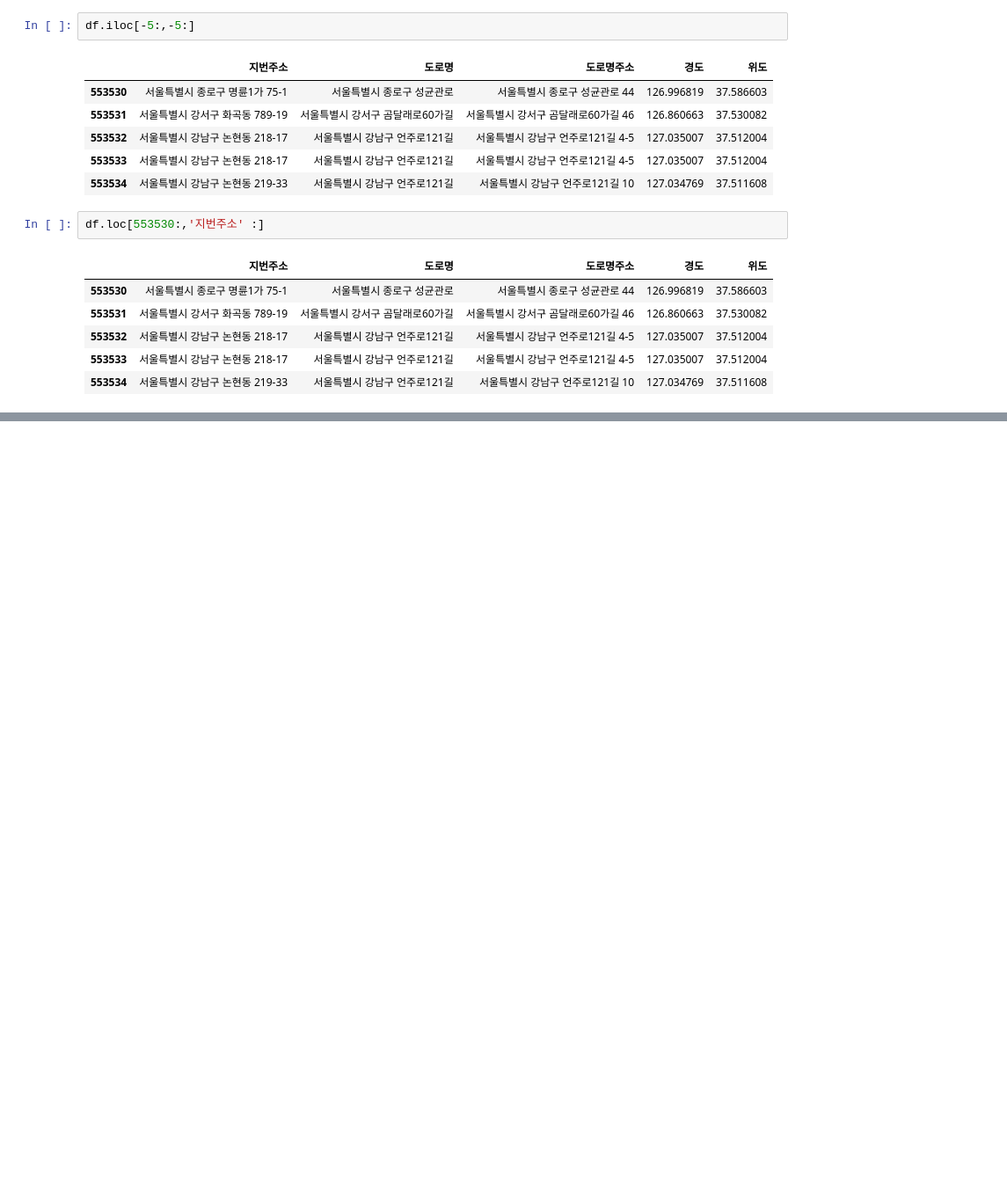
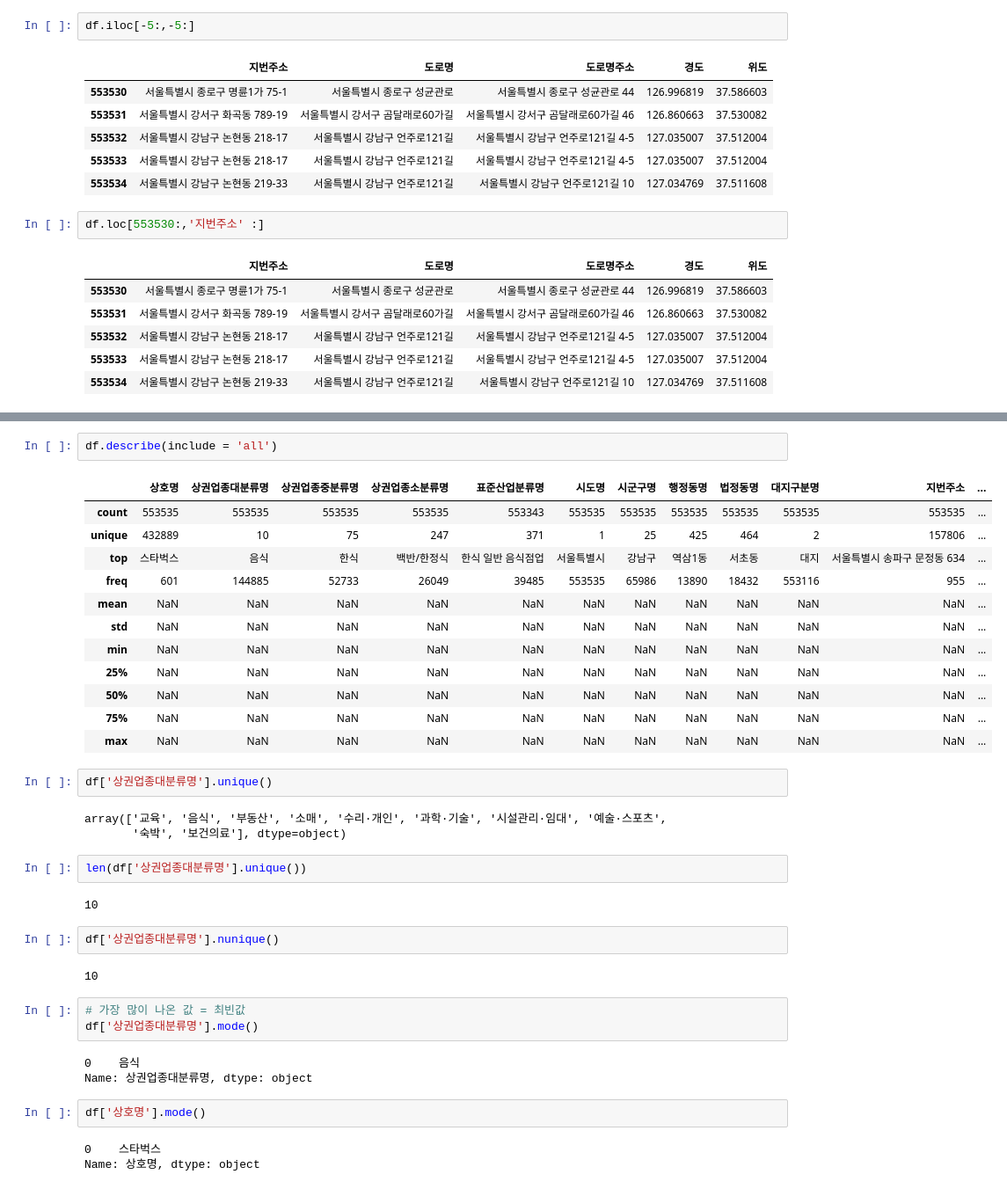
Before and after one commit to JongHyun070105/BigDataAnalyzing2025, a Jupyter notebook: 상가상권정보_30710.ipynb, the cells around one changed output, grey strips where cells are left out. Shown at 88% size. Saved outputs shown, nothing was run; the diff lists cells and outputs as text; blank space fills up the shorter version.

```diff
--- a/상가상권정보_30710.ipynb
+++ b/상가상권정보_30710.ipynb
@@ -580,0 +618,39 @@ df.loc[553530:,'지번주소' :]
+# %%
+df.describe(include = 'all')
+# %% [output]
+|  | 상호명 | 상권업종대분류명 | 상권업종중분류명 | 상권업종소분류명 | 표준산업분류명 | 시도명 | 시군구명 | 행정동명 | 법정동명 | 대지구분명 | 지번주소 | ... |
+| count | 553535 | 553535 | 553535 | 553535 | 553343 | 553535 | 553535 | 553535 | 553535 | 553535 | 553535 | ... |
+| unique | 432889 | 10 | 75 | 247 | 371 | 1 | 25 | 425 | 464 | 2 | 157806 | ... |
+| top | 스타벅스 | 음식 | 한식 | 백반/한정식 | 한식 일반 음식점업 | 서울특별시 | 강남구 | 역삼1동 | 서초동 | 대지 | 서울특별시 송파구 문정동 634 | ... |
+| freq | 601 | 144885 | 52733 | 26049 | 39485 | 553535 | 65986 | 13890 | 18432 | 553116 | 955 | ... |
+| mean | NaN | NaN | NaN | NaN | NaN | NaN | NaN | NaN | NaN | NaN | NaN | ... |
+| std | NaN | NaN | NaN | NaN | NaN | NaN | NaN | NaN | NaN | NaN | NaN | ... |
+| min | NaN | NaN | NaN | NaN | NaN | NaN | NaN | NaN | NaN | NaN | NaN | ... |
+| 25% | NaN | NaN | NaN | NaN | NaN | NaN | NaN | NaN | NaN | NaN | NaN | ... |
+| 50% | NaN | NaN | NaN | NaN | NaN | NaN | NaN | NaN | NaN | NaN | NaN | ... |
+| 75% | NaN | NaN | NaN | NaN | NaN | NaN | NaN | NaN | NaN | NaN | NaN | ... |
+| max | NaN | NaN | NaN | NaN | NaN | NaN | NaN | NaN | NaN | NaN | NaN | ... |
+# %%
+df['상권업종대분류명'].unique()
+# %% [output]
+array(['교육', '음식', '부동산', '소매', '수리·개인', '과학·기술', '시설관리·임대', '예술·스포츠',
+       '숙박', '보건의료'], dtype=object)
+# %%
+len(df['상권업종대분류명'].unique())
+# %% [output]
+10
+# %%
+df['상권업종대분류명'].nunique()
+# %% [output]
+10
+# %%
+# 가장 많이 나온 값 = 최빈값
+df['상권업종대분류명'].mode()
+# %% [output]
+0    음식
+Name: 상권업종대분류명, dtype: object
+# %%
+df['상호명'].mode()
+# %% [output]
+0    스타벅스
+Name: 상호명, dtype: object
```
Also changed, not shown: parts of 21 cells of this notebook.
